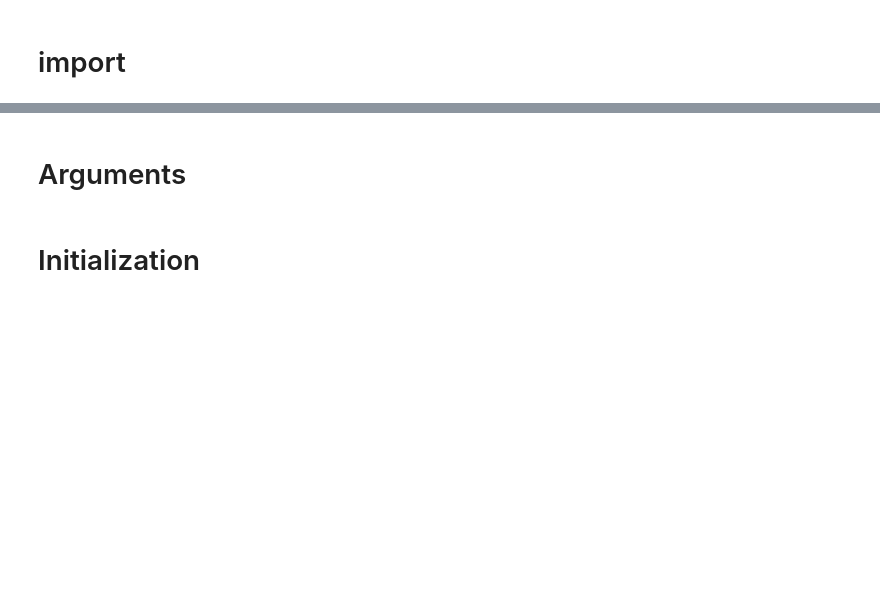
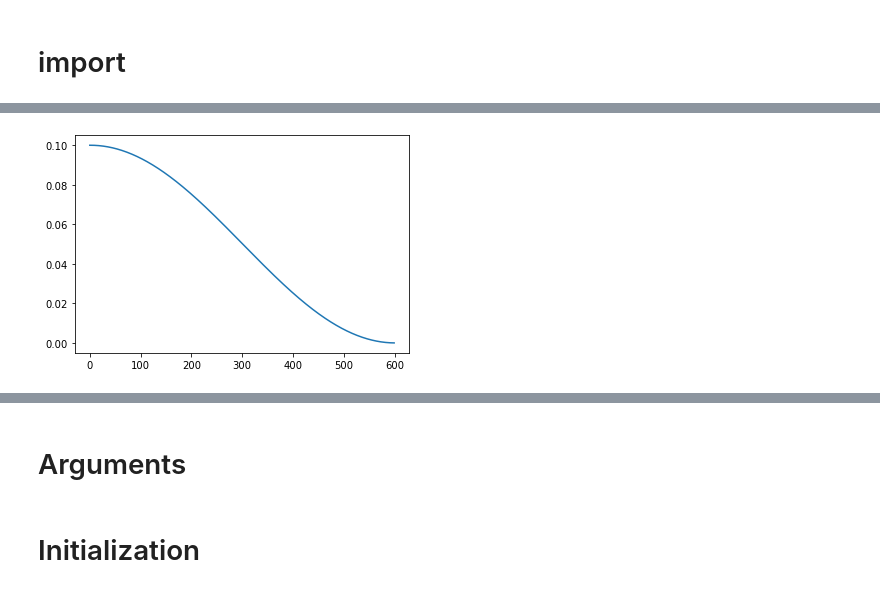
Before and after one commit to lcances/Deep-Co-Training, a Jupyter notebook: notebooks/co-training.ipynb, the cells around one changed output, grey strips where cells are left out. Drawn from its saved outputs; the diff is of its cells as text; code cells hidden in the pictures; blank space fills up the shorter version.

```diff
--- a/notebooks/co-training.ipynb
+++ b/notebooks/co-training.ipynb
@@ -34,3 +34,12 @@ from DCT.util.dataset_loader import load_dataset
 
 from DCT.ramps import Warmup, sigmoid_rampup
 from DCT.losses import loss_cot, loss_diff, loss_sup
+# %%
+x = np.arange(600)
+y = 0.05 * (1.0 + np.cos((x - 1) * (np.pi / 600)))
+import matplotlib.pyplot as plt
+
+plt.plot(x, y)
+plt.show()
+# %% [output]
+[figure, added]
```
Also changed, not shown: parts of 7 cells of this notebook.
